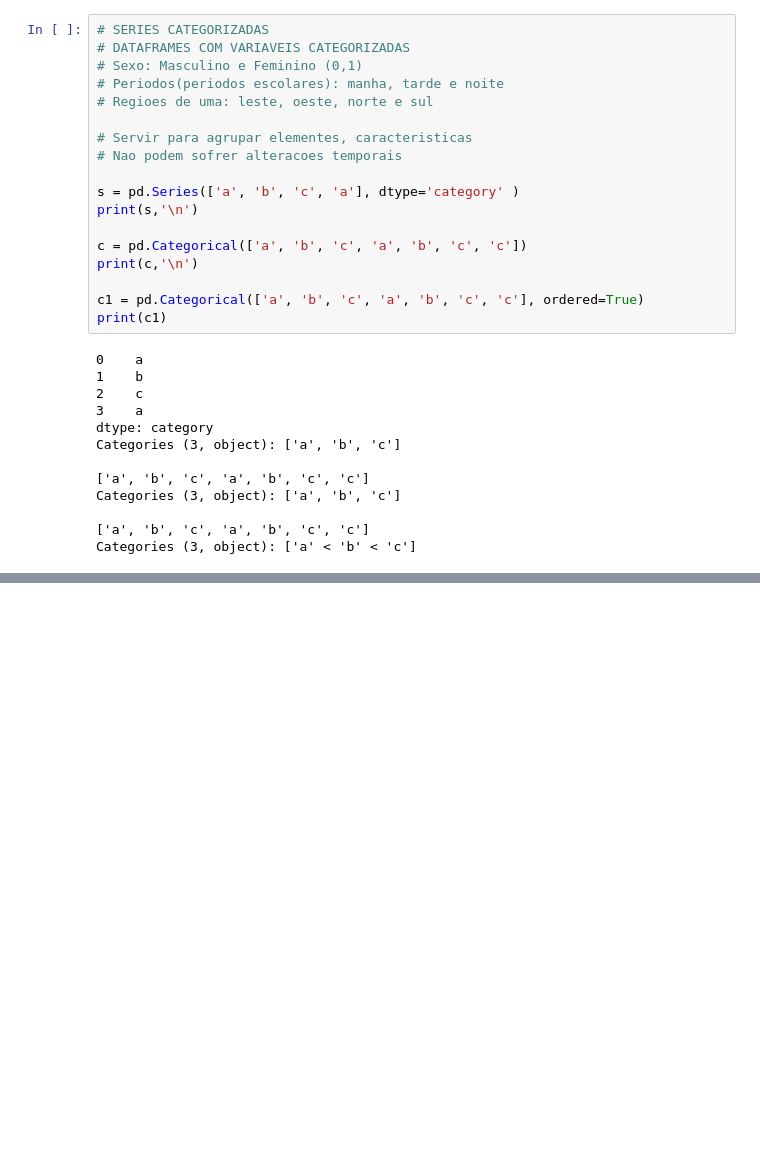
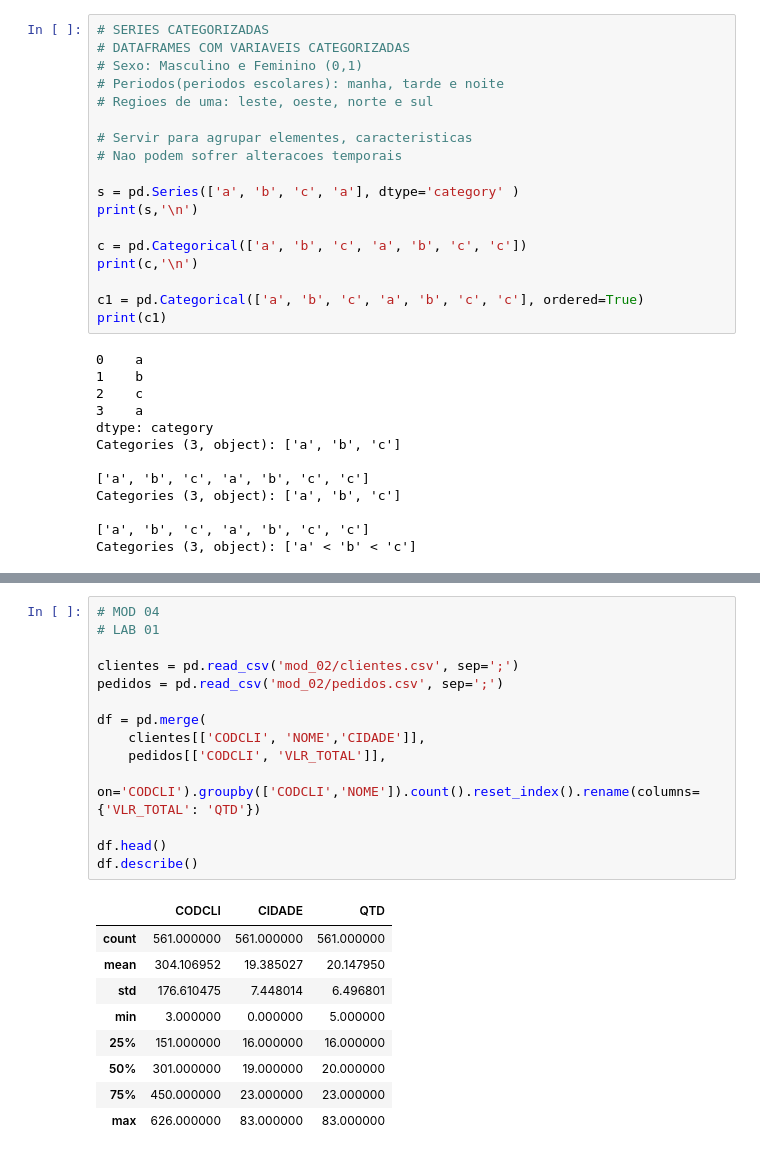
Before and after one commit to ElBulidur/t14241, a Jupyter notebook: aula_05/__main__.ipynb, the cells around one changed output, grey strips where cells are left out. Cells and saved outputs as stored; diff of their text form; blank space fills up the shorter version.

```diff
--- a/aula_05/__main__.ipynb
+++ b/aula_05/__main__.ipynb
@@ -229,0 +380,24 @@ Categories (3, object): ['a' < 'b' < 'c']
+# %%
+# MOD 04
+# LAB 01
+
+clientes = pd.read_csv('mod_02/clientes.csv', sep=';')
+pedidos = pd.read_csv('mod_02/pedidos.csv', sep=';')
+
+df = pd.merge(
+    clientes[['CODCLI', 'NOME','CIDADE']],
+    pedidos[['CODCLI', 'VLR_TOTAL']],
+    on='CODCLI').groupby(['CODCLI','NOME']).count().reset_index().rename(columns={'VLR_TOTAL': 'QTD'})
+
+df.head()
+df.describe()
+# %% [output]
+|  | CODCLI | CIDADE | QTD |
+| count | 561.000000 | 561.000000 | 561.000000 |
+| mean | 304.106952 | 19.385027 | 20.147950 |
+| std | 176.610475 | 7.448014 | 6.496801 |
+| min | 3.000000 | 0.000000 | 5.000000 |
+| 25% | 151.000000 | 16.000000 | 16.000000 |
+| 50% | 301.000000 | 19.000000 | 20.000000 |
+| 75% | 450.000000 | 23.000000 | 23.000000 |
+| max | 626.000000 | 83.000000 | 83.000000 |
```
Also changed, not shown: parts of 10 cells of this notebook, 1 other file.
